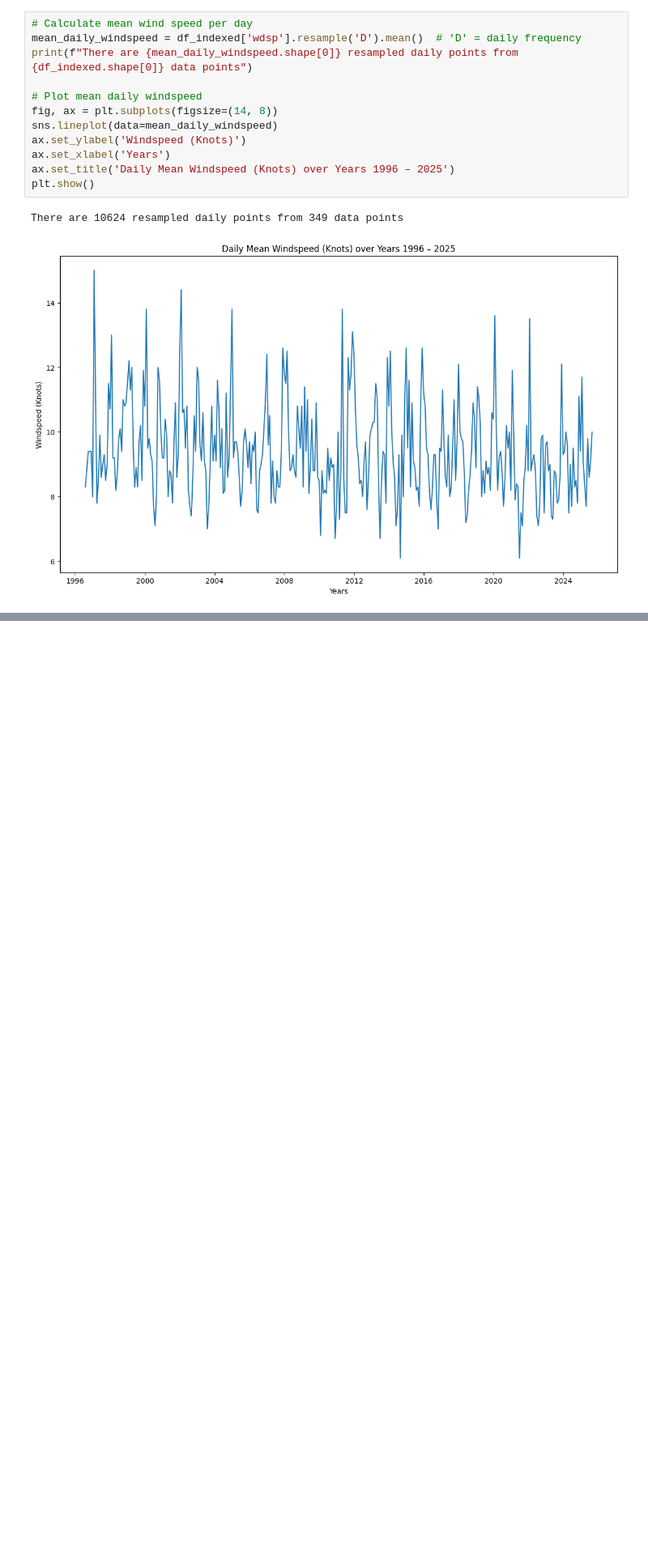
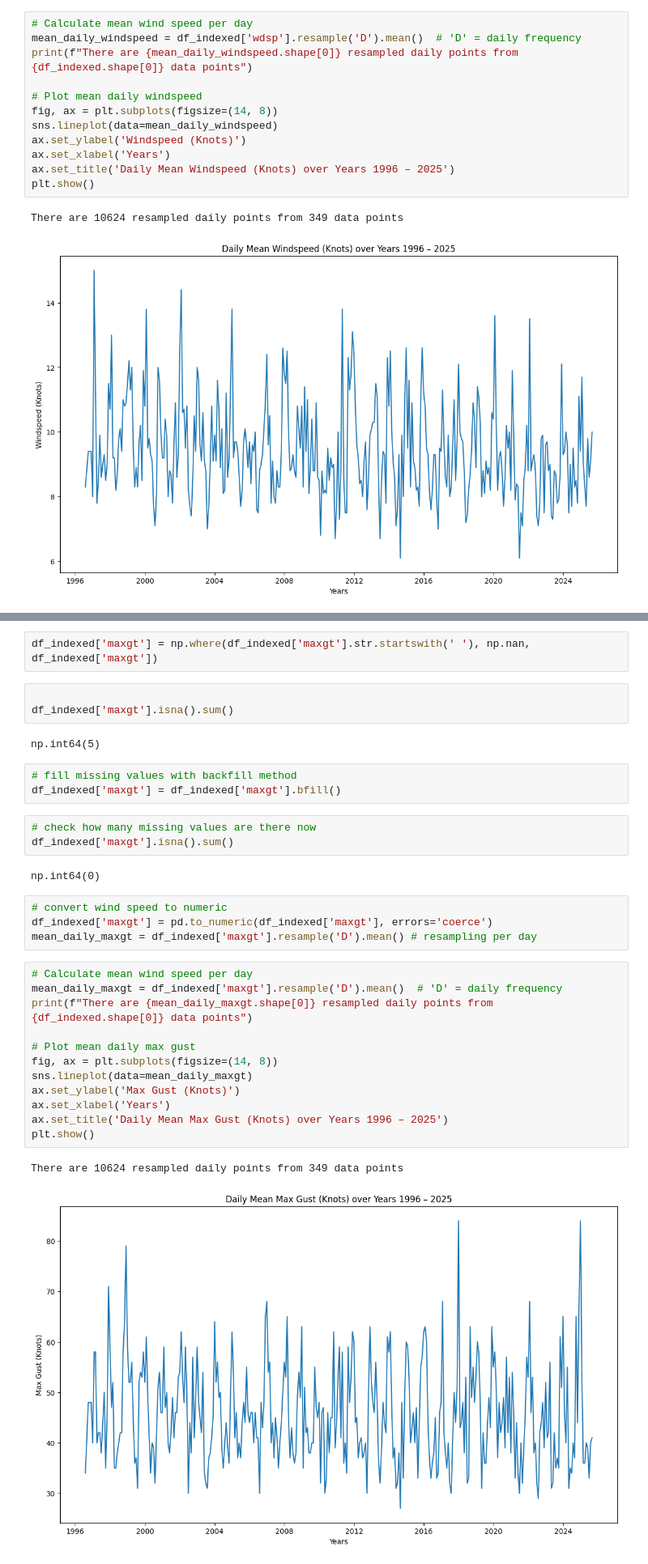
Before and after one commit to fin81985/PFDA-Assignments, a Jupyter notebook: assignment_6_Weather.ipynb, the cells around one changed output, grey strips where cells are left out. Shown: that part at 81% size. Saved outputs shown, nothing was run; the diff lists cells and outputs as text; blank space fills up the shorter version.

```diff
--- a/assignment_6_Weather.ipynb
+++ b/assignment_6_Weather.ipynb
@@ -189,0 +218,34 @@ There are 10624 resampled daily points from 349 data points
+# %%
+df_indexed['maxgt'] = np.where(df_indexed['maxgt'].str.startswith(' '), np.nan, df_indexed['maxgt'])
+# %%
+
+df_indexed['maxgt'].isna().sum()
+# %% [output]
+np.int64(5)
+# %%
+# fill missing values with backfill method
+df_indexed['maxgt'] = df_indexed['maxgt'].bfill()
+# %%
+# check how many missing values are there now
+df_indexed['maxgt'].isna().sum()
+# %% [output]
+np.int64(0)
+# %%
+# convert wind speed to numeric
+df_indexed['maxgt'] = pd.to_numeric(df_indexed['maxgt'], errors='coerce')
+mean_daily_maxgt = df_indexed['maxgt'].resample('D').mean() # resampling per day
+# %%
+# Calculate mean wind speed per day
+mean_daily_maxgt = df_indexed['maxgt'].resample('D').mean()  # 'D' = daily frequency
+print(f"There are {mean_daily_maxgt.shape[0]} resampled daily points from {df_indexed.shape[0]} data points")
+
+# Plot mean daily max gust
+fig, ax = plt.subplots(figsize=(14, 8))
+sns.lineplot(data=mean_daily_maxgt)
+ax.set_ylabel('Max Gust (Knots)')
+ax.set_xlabel('Years')
+ax.set_title('Daily Mean Max Gust (Knots) over Years 1996 – 2025')
+plt.show()
+# %% [output]
+There are 10624 resampled daily points from 349 data points
+[figure, added]
```
Also changed, not shown: parts of 5 cells of this notebook.
